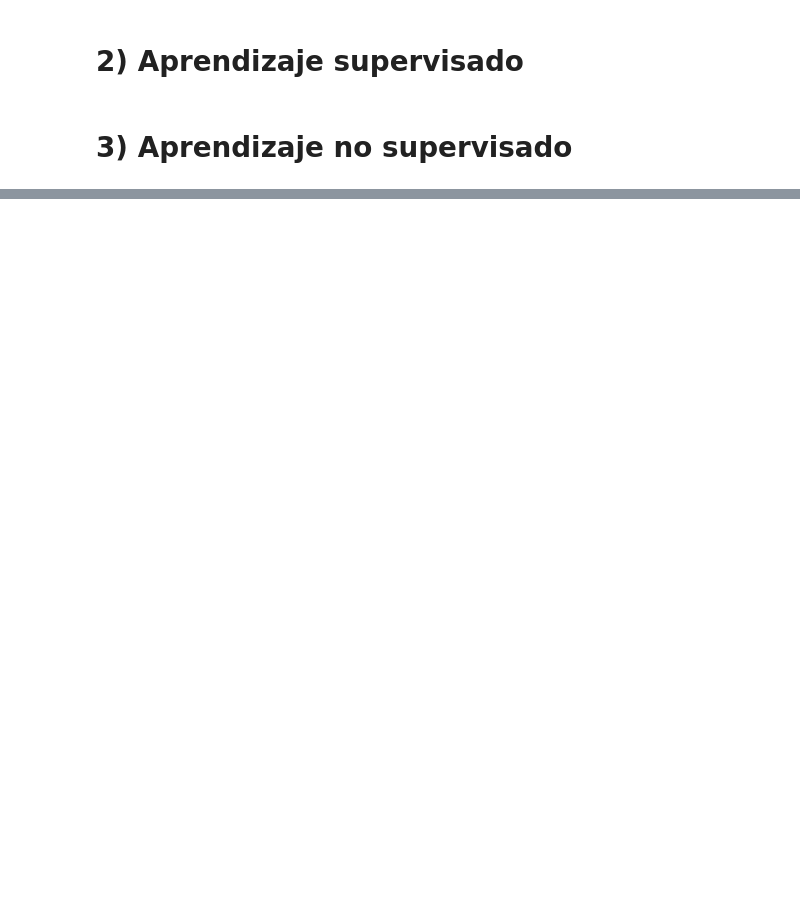
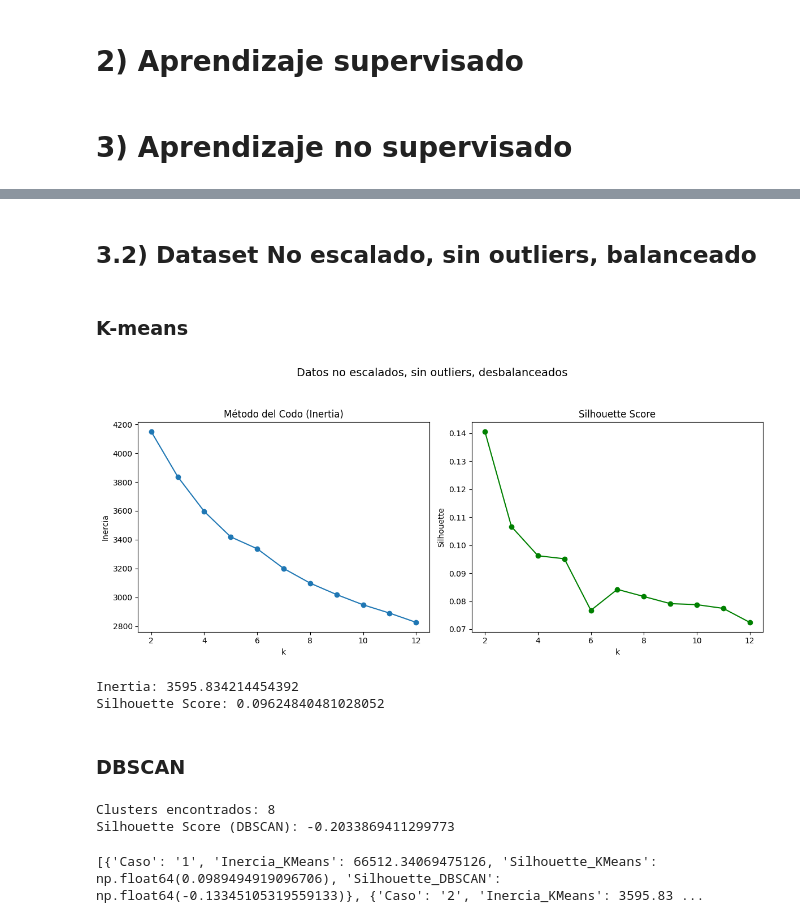
Before and after one commit to segomezz/Practica2-IA, a Jupyter notebook: Práctica_2.ipynb, the cells around one changed output, grey strips where cells are left out. Saved outputs shown, nothing was run; the diff lists cells and outputs as text; code cells hidden in the pictures; blank space fills up the shorter version.

```diff
--- a/Práctica_2.ipynb
+++ b/Práctica_2.ipynb
@@ -172,0 +240,80 @@ KeyboardInterrupt:
+# %% [markdown]
+## 3.2) Dataset No escalado, sin outliers, balanceado
+# %% [markdown]
+### K-means
+# %%
+def evaluate_kmeans(X, max_k=12):
+    inertias = []
+    silhouettes = []
+
+    for k in range(2, max_k + 1):
+        kmeans = KMeans(n_clusters=k, random_state=42)
+        kmeans.fit(X)
+        inertias.append(kmeans.inertia_)
+        silhouettes.append(silhouette_score(X, kmeans.labels_))
+
+    return inertias, silhouettes
+
+# Número del dataset (como string)
+caso = '2'
+
+# Dataset sin variable objetivo
+X = unsupervised_datasets[caso]
+inertias, silhouettes = evaluate_kmeans(X)
+
+plt.figure(figsize=(12, 5))
+
+# Título general de toda la figura
+plt.suptitle("Datos no escalados, sin outliers, desbalanceados", fontsize=14, y=1.05)
+
+# Subplot 1: Método del Codo
+plt.subplot(1, 2, 1)
+plt.plot(range(2, 13), inertias, marker='o')
+plt.title('Método del Codo (Inertia)')
+plt.xlabel('k')
+plt.ylabel('Inercia')
+
+# Subplot 2: Silhouette Score
+plt.subplot(1, 2, 2)
+plt.plot(range(2, 13), silhouettes, marker='o', color='green')
+plt.title('Silhouette Score')
+plt.xlabel('k')
+plt.ylabel('Silhouette')
+
+plt.tight_layout()
+plt.show()
+kmeans2 = KMeans(n_clusters=4, random_state=42)
+labels_kmeans2 = kmeans2.fit_predict(X)
+
+print("Inertia:", kmeans2.inertia_)
+print("Silhouette Score:", silhouette_score(X, labels_kmeans2))
+# %% [output]
+[figure, added]
+Inertia: 3595.834214454392
+Silhouette Score: 0.09624840481028052
+# %% [markdown]
+### DBSCAN
+# %%
+db2 = DBSCAN(eps=1.56, min_samples=5)
+labels_dbscan2 = db2.fit_predict(X)
+
+# -1 indica "ruido"
+n_clusters = len(set(labels_dbscan2)) - (1 if -1 in labels_dbscan2 else 0)
+silhouette_DBSCAN2= silhouette_score(X, labels_dbscan2)
+print("Clusters encontrados:", n_clusters)
+
+print("Silhouette Score (DBSCAN):", silhouette_DBSCAN2)
+# Guardar resultados
+resultados_no_supervisado.append({
+    'Caso': caso,
+    'Inercia_KMeans': kmeans2.inertia_,
+    'Silhouette_KMeans': silhouette_score(X, labels_kmeans2),
+    'Silhouette_DBSCAN': silhouette_DBSCAN2
+})
+# %% [output]
+Clusters encontrados: 8
+Silhouette Score (DBSCAN): -0.2033869411299773
+# %%
+print(resultados_no_supervisado)
+# %% [output]
+[{'Caso': '1', 'Inercia_KMeans': 66512.34069475126, 'Silhouette_KMeans': np.float64(0.0989494919096706), 'Silhouette_DBSCAN': np.float64(-0.13345105319559133)}, {'Caso': '2', 'Inercia_KMeans': 3595.83 ...
```
Also changed, not shown: parts of 16 cells of this notebook.
